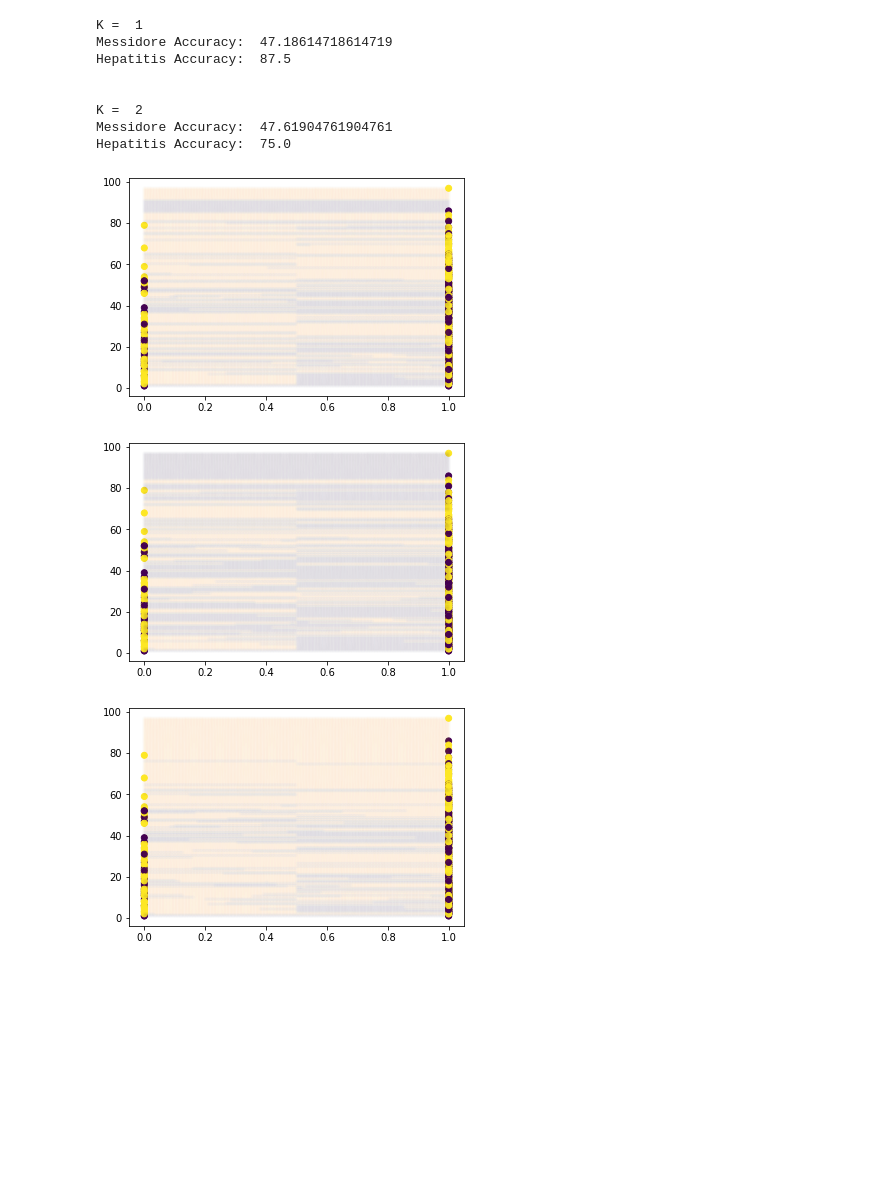
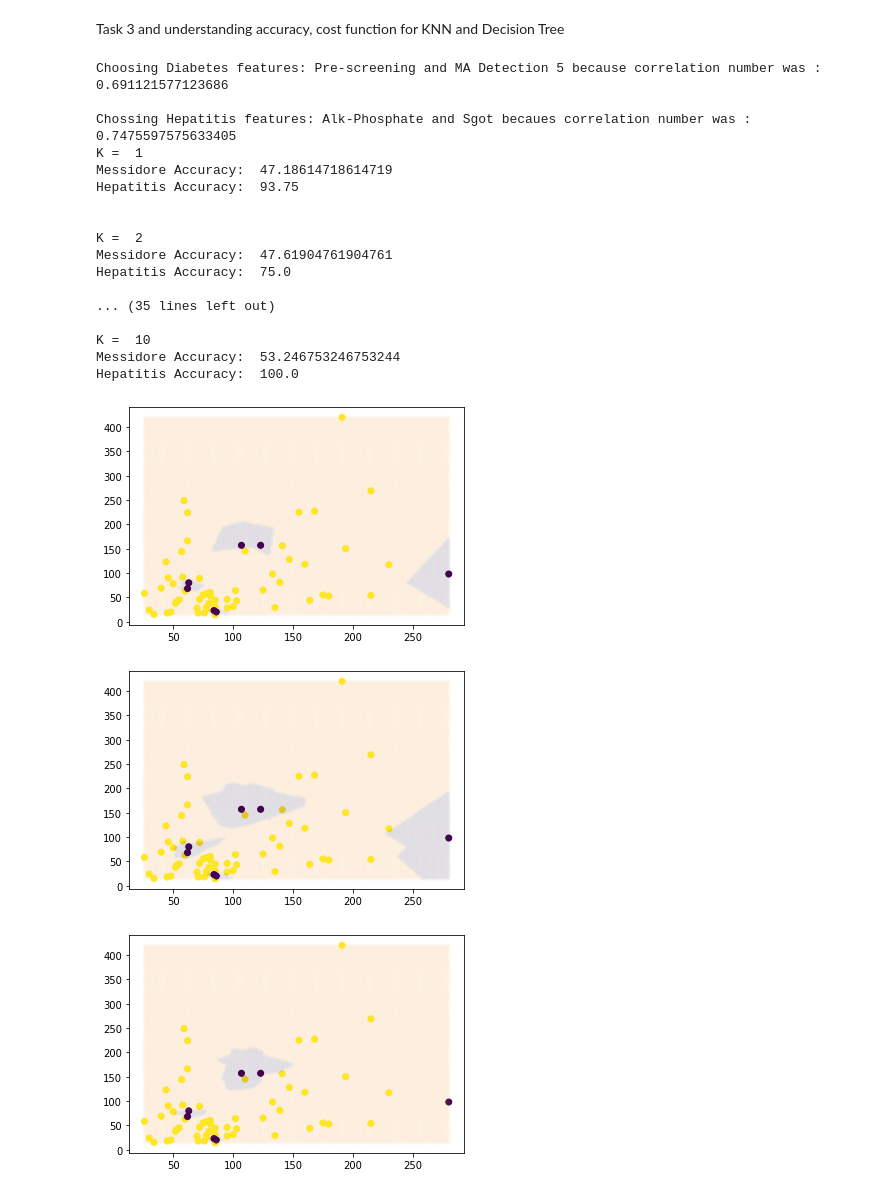
Before and after one commit to dbtronics/COMP551-Miniproject-1, a Jupyter notebook: miniproject1_main.ipynb, the cells around one changed output. Saved outputs shown, nothing was run; the diff lists cells and outputs as text; code cells hidden in the pictures; blank space fills up the shorter version.

```diff
--- a/miniproject1_main.ipynb
+++ b/miniproject1_main.ipynb
@@ -121,6 +167,8 @@ def decision_boundary(x, x_train, y_train):
         plt.scatter(x_train[:,0], x_train[:,1], c=np.argmax(y_train_prob, axis = 1), marker='o', alpha=1)
         plt.scatter(x_all[:,0], x_all[:,1], c=np.argmax(y_pred_all, axis = 1), marker='.', alpha=0.01)
         plt.show()
+# %% [markdown]
+Task 3 and understanding accuracy, cost function for KNN and Decision Tree
 # %%
 mess_data, hep_data = task1()
 
@@ -132,57 +180,74 @@ hep_data = hep_data.astype(np.float64)
 # print(np.corrcoef(hep_data[:, [1, 14,15,16,17,18]])) # finding strong correlation between two features
 
 # parameter adjustments
-k_range = 3
-train_portion = 8/10 # meaning 1/3 will be test portion
-num_features = 2
+k_range = 11
+train_portion = 8/10 # meaning 80% will be test portion
+messF1 = DIABETES.PRE_SCREENING
+messF2 = DIABETES.MA_DETECTION_5
+hepF1 = HEPATITIS.ALK_PHOSPHATE
+hepF2 = HEPATITIS.SGOT
 
-# 66% of train data and 33% of test data
+print("Choosing Diabetes features: Pre-screening and MA Detection 5 because correlation number was : ", end="")
+print(np.corrcoef(mess_data)[DIABETES.PRE_SCREENING, DIABETES.MA_DETECTION_5])
+print("\nChossing Hepatitis features: Alk-Phosphate and Sgot becaues correlation number was : ", end="")
+print(np.corrcoef(hep_data)[HEPATITIS.ALK_PHOSPHATE, HEPATITIS.SGOT], end="\n")
+
 n_mess_train, n_hep_train = int(mess_data.shape[0] * train_portion), int(hep_data.shape[0] * train_portion)
 
 # train data set for messidore
-mess_x_train = mess_data[:n_mess_train, [1, 6]] # All columns except last one
+mess_x_train = mess_data[:n_mess_train, [messF1, messF2]] # All columns except last one
 # mess_y_train = mess_data[:n_mess_train, -1].reshape(n_mess_train, 1) # only get last column i.e. class
 mess_y_train = mess_data[:n_mess_train, -1]
 mess_y_train = mess_y_train.astype(np.int32)
 # test data set for messidore
-mess_x_test = mess_data[n_mess_train:, [1, 6]]
+mess_x_test = mess_data[n_mess_train:, [messF1, messF2]]
 # mess_y_test = mess_data[n_mess_train:, -1].reshape(mess_data.shape[0] - n_mess_train, 1)
 mess_y_test = mess_data[n_mess_train:, -1]
 mess_y_test = mess_y_test.astype(np.int32)
 
 #train data set for hepatitis
 # hep_x_train = hep_data[:n_hep_train, 1:1+num_features]
-hep_x_train = hep_data[:n_hep_train, [17, 18]]
+hep_x_train = hep_data[:n_hep_train, [hepF1, hepF2]]
 # hep_y_train = hep_data[:n_hep_train, 0].reshape(n_hep_train, 1)
 hep_y_train = hep_data[:n_hep_train, 0]
 hep_y_train = hep_y_train.astype(np.int32)
 #test data set for hepatitis
 # hep_x_test = hep_data[n_hep_train:, 1:1+num_features]
-hep_x_test = hep_data[n_hep_train:, [17, 18]]
+hep_x_test = hep_data[n_hep_train:, [hepF1, hepF2]]
 # hep_y_test = hep_data[n_hep_train:, 0].reshape(hep_data.shape[0] - n_hep_train, 1)
 hep_y_test = hep_data[n_hep_train:, 0]
 hep_y_test = hep_y_test.astype(np.int32)
 
 ## We have test and train for both
 ## Let's work from here
+print("Different accuracy for KNN on both dataset")
 for i in range(1, k_range):
   print("K = ", i)
   print("Messidore Accuracy: ", task2(i, 9, mess_x_train, mess_y_train, mess_x_test))
   print("Hepatitis Accuracy: ", task2(i, 9, hep_x_train, hep_y_train, hep_x_test))
   print("\n")
-# print(hep_x_train.shape)
-# print(hep_x_test.shape)
-# decision_boundary(hep_data[:, [17, 18]], hep_x_train, hep_y_train)
-decision_boundary(mess_data[:, [1, 6]], mess_x_train, mess_y_train)
+
+print("Decision Boundary for both dataset")
+decision_boundary(hep_data[:, [hepF1, hepF2]], hep_x_train, hep_y_train)
+decision_boundary(mess_data[:, [messF1, messF2]], mess_x_train, mess_y_train)
 # %% [output]
+Choosing Diabetes features: Pre-screening and MA Detection 5 because correlation number was : 0.691121577123686
+
+Chossing Hepatitis features: Alk-Phosphate and Sgot becaues correlation number was : 0.7475597575633405
 K =  1
 Messidore Accuracy:  47.18614718614719
-Hepatitis Accuracy:  87.5
+Hepatitis Accuracy:  93.75
 
 
 K =  2
 Messidore Accuracy:  47.61904761904761
 Hepatitis Accuracy:  75.0
+
+... (35 lines left out)
+
+K =  10
+Messidore Accuracy:  53.246753246753244
+Hepatitis Accuracy:  100.0
-[figure, old version]
+[figure, new version]
-[figure, old version]
+[figure, new version]
-[figure, old version]
+[figure, new version]
```
Also changed, not shown: parts of 3 cells of this notebook.
